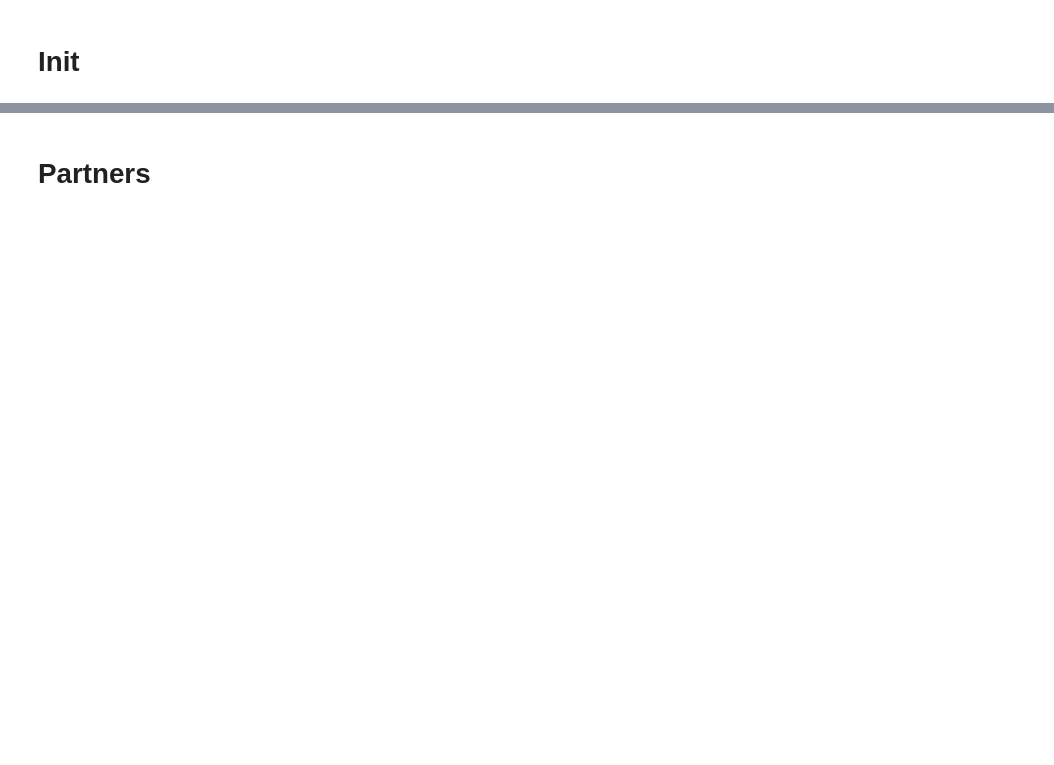
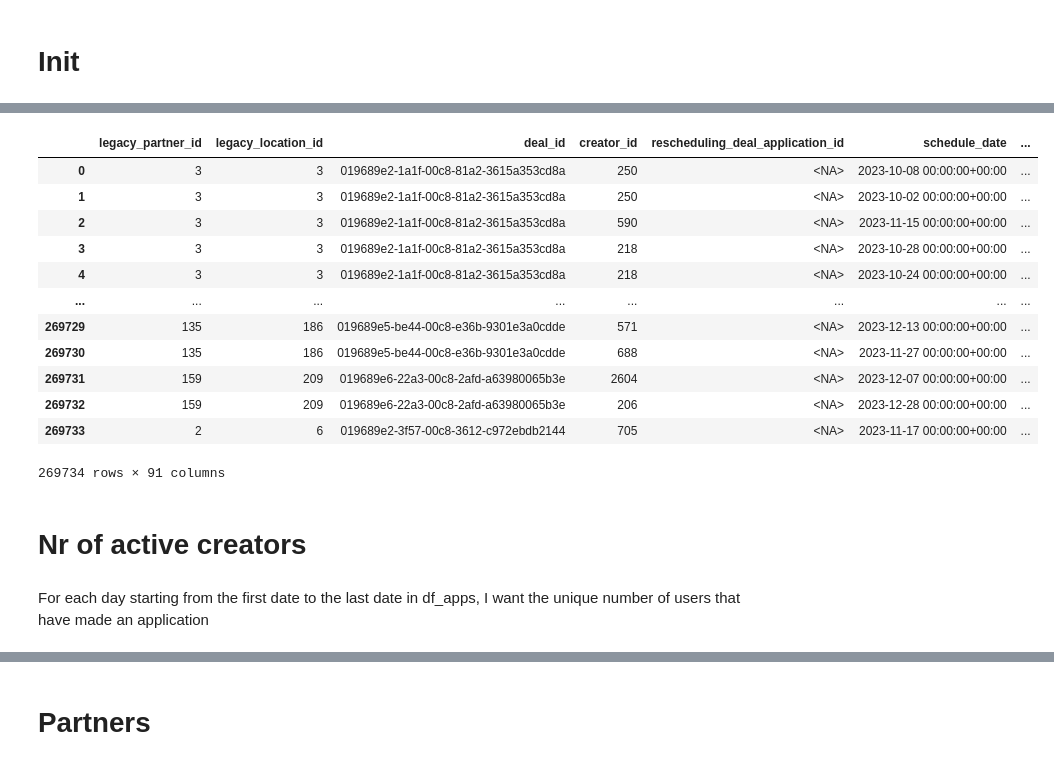
Before and after one commit to wouterbarter/AI_thesis_public, a Jupyter notebook: notebooks/barter_analysis_interesting_metrics.ipynb, the cells around one changed output, grey strips where cells are left out. Saved outputs shown, nothing was run; the diff lists cells and outputs as text; code cells hidden in the pictures; blank space fills up the shorter version.

```diff
--- a/notebooks/barter_analysis_interesting_metrics.ipynb
+++ b/notebooks/barter_analysis_interesting_metrics.ipynb
@@ -18,0 +243,20 @@ from src.utils import interactive_dataframe_selector
+# %%
+df_apps
+# %% [output]
+|  | legacy_partner_id | legacy_location_id | deal_id | creator_id | rescheduling_deal_application_id | schedule_date | ... |
+| 0 | 3 | 3 | 019689e2-1a1f-00c8-81a2-3615a353cd8a | 250 | <NA> | 2023-10-08 00:00:00+00:00 | ... |
+| 1 | 3 | 3 | 019689e2-1a1f-00c8-81a2-3615a353cd8a | 250 | <NA> | 2023-10-02 00:00:00+00:00 | ... |
+| 2 | 3 | 3 | 019689e2-1a1f-00c8-81a2-3615a353cd8a | 590 | <NA> | 2023-11-15 00:00:00+00:00 | ... |
+| 3 | 3 | 3 | 019689e2-1a1f-00c8-81a2-3615a353cd8a | 218 | <NA> | 2023-10-28 00:00:00+00:00 | ... |
+| 4 | 3 | 3 | 019689e2-1a1f-00c8-81a2-3615a353cd8a | 218 | <NA> | 2023-10-24 00:00:00+00:00 | ... |
+| ... | ... | ... | ... | ... | ... | ... | ... |
+| 269729 | 135 | 186 | 019689e5-be44-00c8-e36b-9301e3a0cdde | 571 | <NA> | 2023-12-13 00:00:00+00:00 | ... |
+| 269730 | 135 | 186 | 019689e5-be44-00c8-e36b-9301e3a0cdde | 688 | <NA> | 2023-11-27 00:00:00+00:00 | ... |
+| 269731 | 159 | 209 | 019689e6-22a3-00c8-2afd-a63980065b3e | 2604 | <NA> | 2023-12-07 00:00:00+00:00 | ... |
+| 269732 | 159 | 209 | 019689e6-22a3-00c8-2afd-a63980065b3e | 206 | <NA> | 2023-12-28 00:00:00+00:00 | ... |
+| 269733 | 2 | 6 | 019689e2-3f57-00c8-3612-c972ebdb2144 | 705 | <NA> | 2023-11-17 00:00:00+00:00 | ... |
+269734 rows × 91 columns
+# %% [markdown]
+# Nr of active creators
+# %% [markdown]
+For each day starting from the first date to the last date in df_apps, I want the unique number of users that have made an application
```
Also changed, not shown: parts of 35 cells of this notebook, 8 other files.
